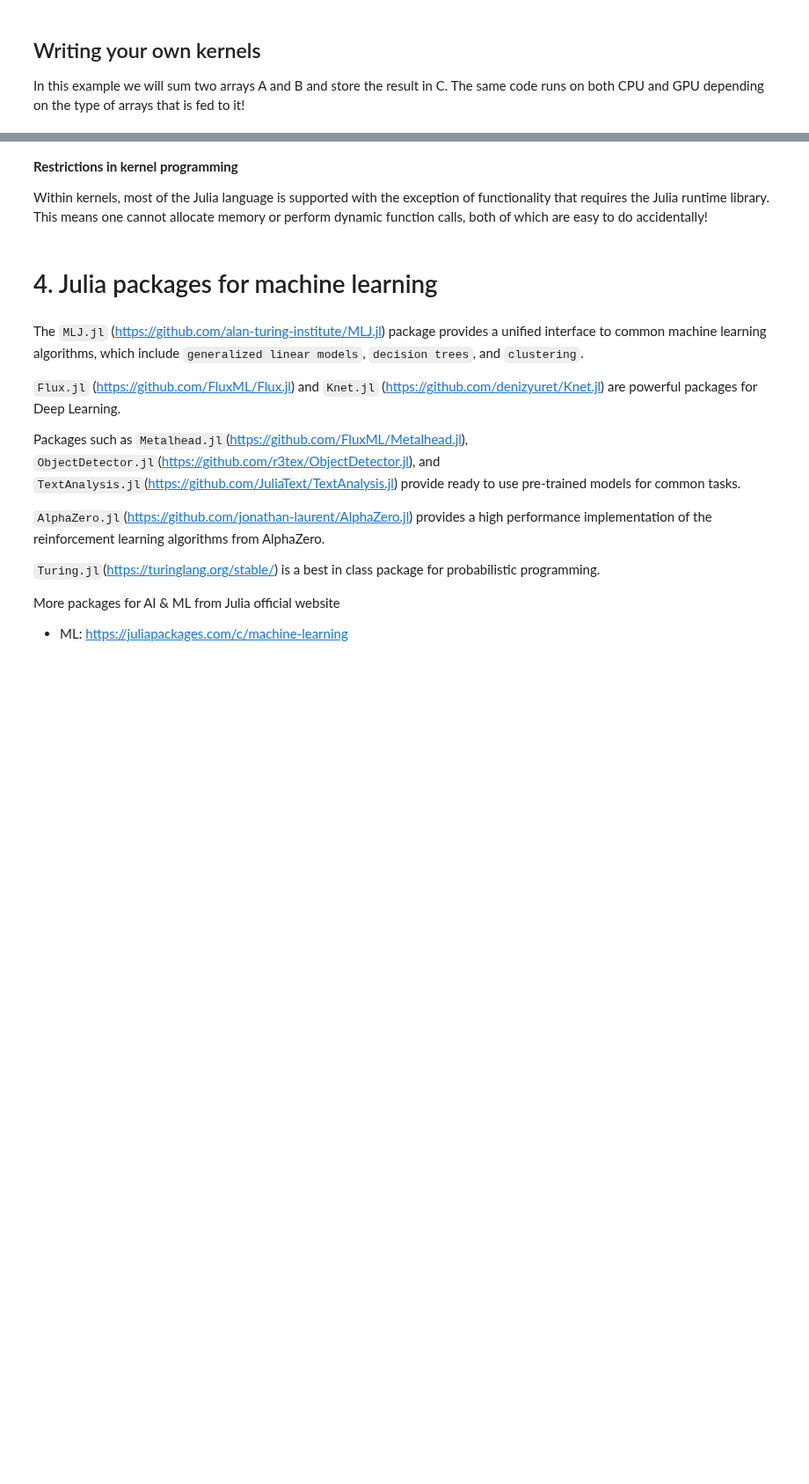
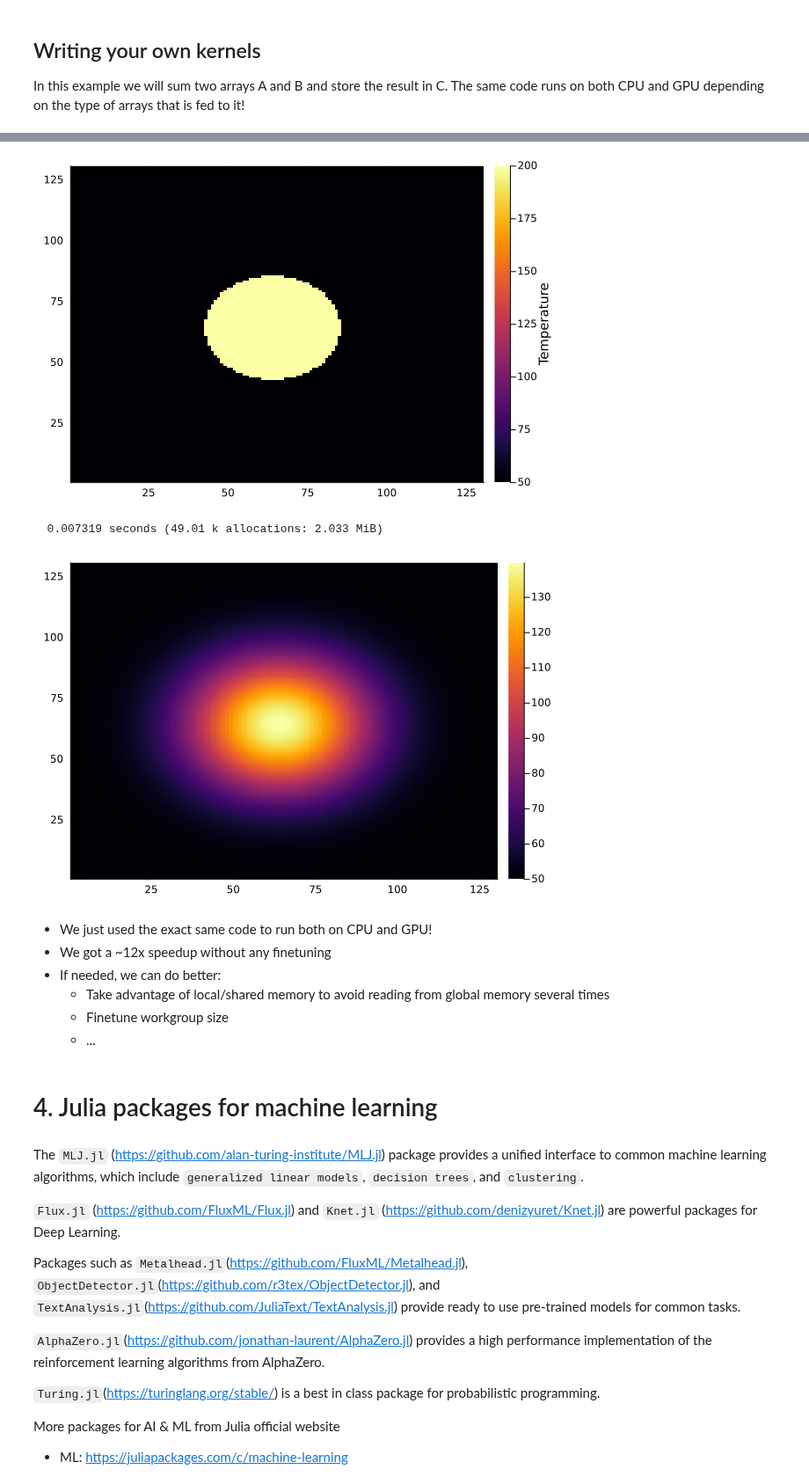
Before and after one commit to ENCCS/webinar_documents, a Jupyter notebook: 2024-nov-21_julia_webinar/Webinar_Julia.ipynb, the cells around one changed output, grey strips where cells are left out. Shown at 88% size. Cells and saved outputs as stored; diff of their text form; code cells hidden in the pictures; blank space fills up the shorter version.

Commit message:
Final version Julia notebook

```diff
--- a/2024-nov-21_julia_webinar/Webinar_Julia.ipynb
+++ b/2024-nov-21_julia_webinar/Webinar_Julia.ipynb
@@ -405,35 +557,42 @@ display(heatmap(T))
 # %%
 # Now let's do the same thing on GPU
 T = zeros(N+2,N+2) .+ T_domain # Initial condition everywhere
 # Now we can add our hot disk
 r²= (N/6)^2
 for i = 1:N+2
     for j = 1:N+2
         ds² = (i - N/2)^2 + (j - N/2)^2
         if ds² < r²
             T[i,j] = T_disk
         end
     end
 end
 
 T_prev = copy(T); # We will need the old timestep to do time marching
 
 T_d = ROCArray(T);
 T_prev_d = ROCArray(T_prev);
 display(heatmap(T, colorbar_title="Temperature"))
-for i=1:nsteps
+@time for i=1:nsteps
     evolve!(T_d, T_prev_d, dx, dy, α, dt, N)
     #heatmap!(T)
     tmp_d = T_d;
     T_d = T_prev_d;
     T_prev_d = tmp_d; # Swap T and T_prev
     #next!(p)
 end
 display(heatmap(Array(T_d)))
+# %% [output]
+[figure, added]
+  0.007319 seconds (49.01 k allocations: 2.033 MiB)
+[figure, added]
 # %% [markdown]
-**Restrictions in kernel programming**
-
-Within kernels, most of the Julia language is supported with the exception of functionality that requires the Julia runtime library. This means one cannot allocate memory or perform dynamic function calls, both of which are easy to do accidentally!
+- We just used the exact same code to run both on CPU and GPU!
+- We got a ~12x speedup without any finetuning
+- If needed, we can do better:
+  - Take advantage of local/shared memory to avoid reading from global memory several times
+  - Finetune workgroup size
+  - ...
 # %% [markdown]
 # 4. Julia packages for machine learning
 # %% [markdown]
```
Also changed, not shown: parts of 31 cells of this notebook.
